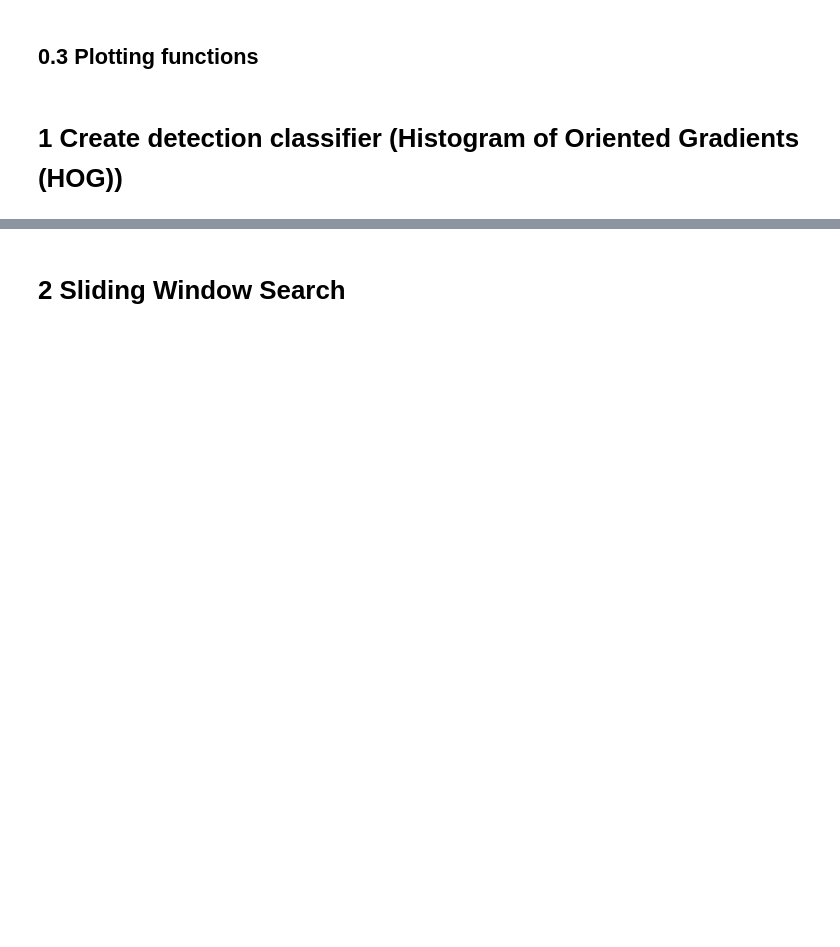
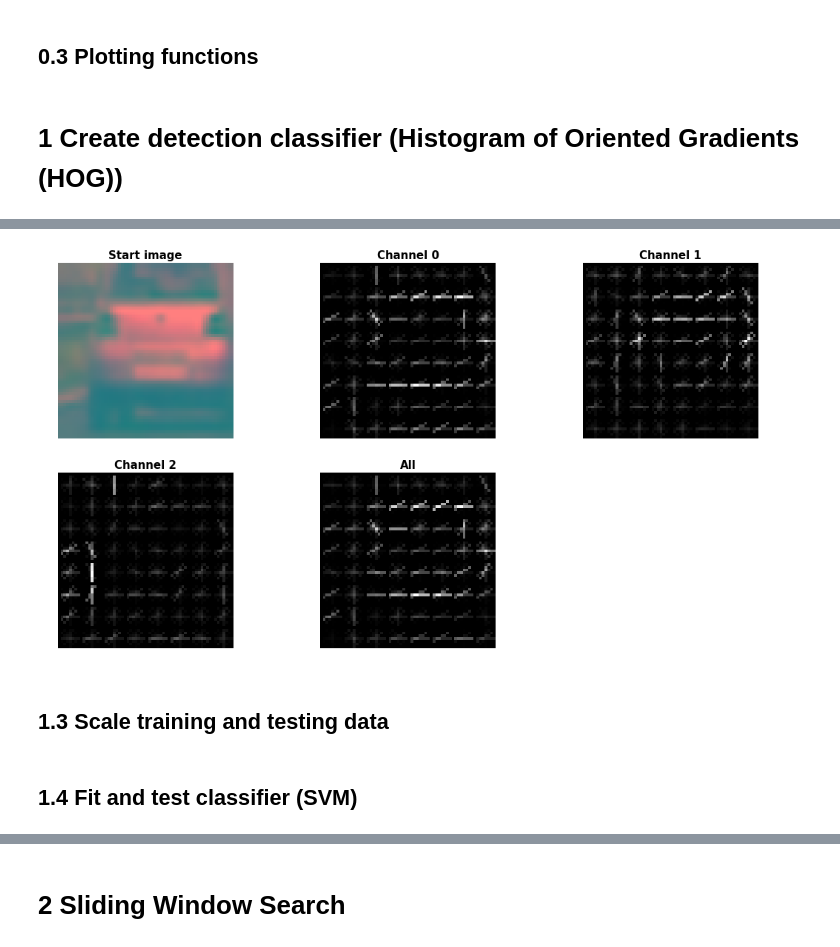
Before and after one commit to Wolfgang90/vehicleTracking, a Jupyter notebook: vehicle_detection_and_tracking.ipynb, the cells around one changed output, grey strips where cells are left out. Saved outputs shown, nothing was run; the diff lists cells and outputs as text; code cells hidden in the pictures; blank space fills up the shorter version.

```diff
--- a/vehicle_detection_and_tracking.ipynb
+++ b/vehicle_detection_and_tracking.ipynb
@@ -490,0 +302,71 @@ print(np.sum(result[:200]))
+# %%
+# Function to experiment with hog features
+def visualize_hog(img, hog_channel):
+    """
+    Visualizes the hog_features based on the input image
+    Input:
+    img (np.array): Input image
+    hog_channel: Indicates which hog_channels to be displayed (Can be 0, 1, 2, or "ALL")
+    Output:
+    imgs (list of np.arrays): List of visualized images
+    cmaps (list of strings): Required cmaps for image display
+    headings (list of strings): List of desired heading for each image
+    """
+
+    vis = True
+    feature_vec = True
+
+    # Initialize lists to take up parameters for all images to be visualized (already contains initial image)
+    img_tmp = np.copy(img)
+    imgs = [img_tmp]
+    cmaps = [None]
+    headings = ["Start image"]
+
+    # Add parameters for 0-image channel to lists
+    if hog_channel == 0 or hog_channel == "ALL":
+        imgs.append(img_tmp[:,:,0])
+        cmaps.append("gray")
+        headings.append("Channel 0")
+    # Add parameters for 1-image channel to lists
+    if hog_channel == 1 or hog_channel == "ALL":
+        imgs.append(img_tmp[:,:,1])
+        cmaps.append("gray")
+        headings.append("Channel 1")
+    # Add parameters for 2-image channel to lists
+    if hog_channel == 2 or hog_channel == "ALL":
+        imgs.append(img_tmp[:,:,2])
+        cmaps.append("gray")
+        headings.append("Channel 2")
+    # Add parameters for all-image channels (black and white image) to lists
+    if hog_channel == "ALL":
+        imgs.append(cv2.cvtColor(img_tmp, cv2.COLOR_RGB2GRAY))
+        cmaps.append("gray")
+        headings.append("All")
+
+    # Get image visualizations for all images in list
+    for i, img_obj in enumerate(imgs[1:]):
+        _, imgs[i+1] = hog(img_obj, orientations=orient,
+                                  pixels_per_cell=(pix_per_cell, pix_per_cell),
+                                  cells_per_block=(cell_per_block, cell_per_block),
+                                  transform_sqrt=True,
+                                  visualise=vis, feature_vector=feature_vec)
+
+    return imgs, cmaps, headings
+
+# Define example image
+input_img = X_train_veh[100]
+
+# Convert image to YCrCb color space
+input_img = cv2.cvtColor(input_img, cv2.COLOR_RGB2YCrCb)
+
+# Call hog_visualization function (see above)
+imgs, cmaps, headings = visualize_hog(input_img,"ALL")
+
+# Plot and save comparison of all visualized images
+save_path = "output_images/02_hog_features_YCrCb"
+plot_and_save_n_images(imgs, cmaps, headings, save = True, save_path = save_path,
+                       images_per_column = 2, images_per_line = 3, figw = 15, figh = 8)
+# %% [output]
+[figure, added]
+# %% [markdown]
+## 1.3 Scale training and testing data
@@ -490,0 +380,2 @@ print(np.sum(result[:200]))
+# %% [markdown]
+## 1.4 Fit and test classifier (SVM)
```
Also changed, not shown: parts of 112 cells of this notebook, 12 other files.
